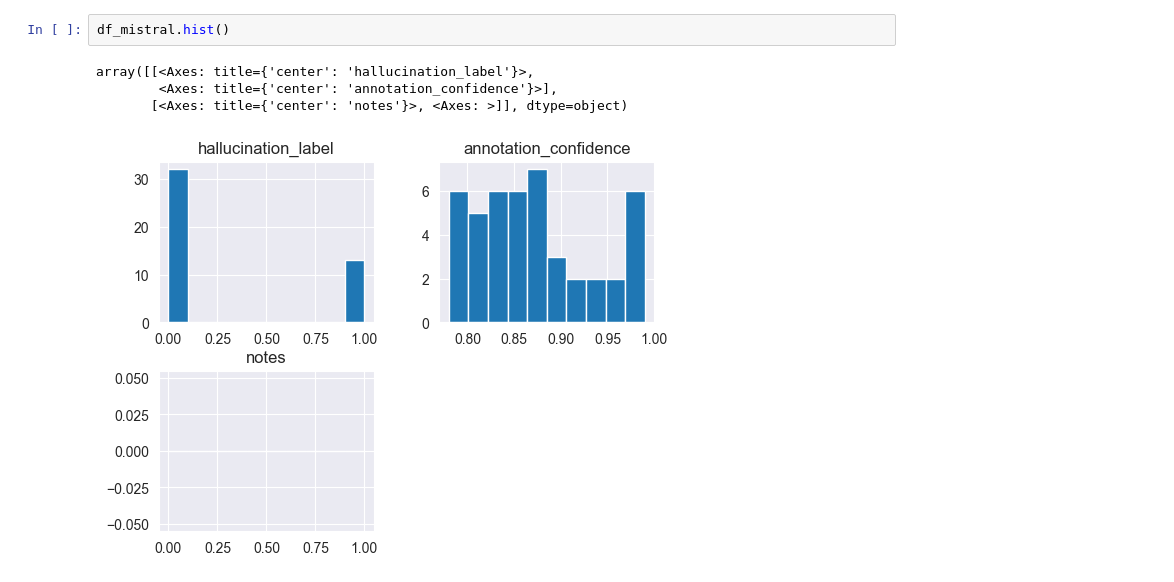
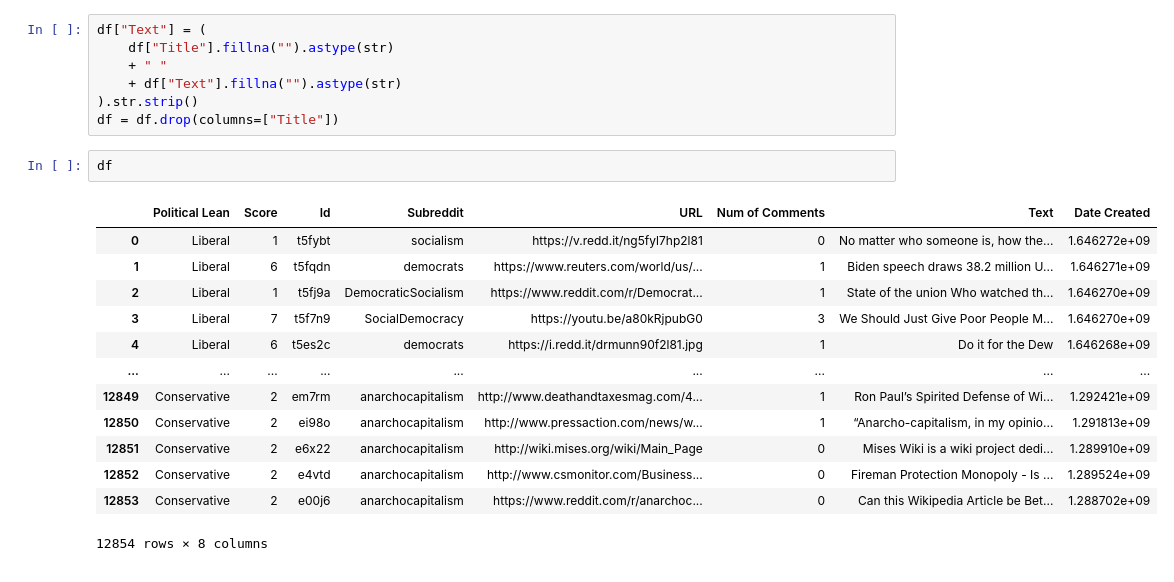
Before and after one commit to yume-24/intermediate-data-science-PBL2, a Jupyter notebook: eda.ipynb, the cells around one changed output. Cells and saved outputs as stored; diff of their text form.

```diff
--- a/eda.ipynb
+++ b/eda.ipynb
@@ -78,7 +30,23 @@ array([[<Axes: title={'center': 'hallucination_label'}>,
-# %%
-df_mistral.hist()
-# %% [output]
-array([[<Axes: title={'center': 'hallucination_label'}>,
-        <Axes: title={'center': 'annotation_confidence'}>],
-       [<Axes: title={'center': 'notes'}>, <Axes: >]], dtype=object)
-[figure, removed]
+# %%
+df["Text"] = (
+    df["Title"].fillna("").astype(str)
+    + " "
+    + df["Text"].fillna("").astype(str)
+).str.strip()
+df = df.drop(columns=["Title"])
+# %%
+df
+# %% [output]
+|  | Political Lean | Score | Id | Subreddit | URL | Num of Comments | Text | Date Created |
+| 0 | Liberal | 1 | t5fybt | socialism | https://v.redd.it/ng5fyl7hp2l81 | 0 | No matter who someone is, how the... | 1.646272e+09 |
+| 1 | Liberal | 6 | t5fqdn | democrats | https://www.reuters.com/world/us/... | 1 | Biden speech draws 38.2 million U... | 1.646271e+09 |
+| 2 | Liberal | 1 | t5fj9a | DemocraticSocialism | https://www.reddit.com/r/Democrat... | 1 | State of the union Who watched th... | 1.646270e+09 |
+| 3 | Liberal | 7 | t5f7n9 | SocialDemocracy | https://youtu.be/a80kRjpubG0 | 3 | We Should Just Give Poor People M... | 1.646270e+09 |
+| 4 | Liberal | 6 | t5es2c | democrats | https://i.redd.it/drmunn90f2l81.jpg | 1 | Do it for the Dew | 1.646268e+09 |
+| ... | ... | ... | ... | ... | ... | ... | ... | ... |
+| 12849 | Conservative | 2 | em7rm | anarchocapitalism | http://www.deathandtaxesmag.com/4... | 1 | Ron Paul’s Spirited Defense of Wi... | 1.292421e+09 |
+| 12850 | Conservative | 2 | ei98o | anarchocapitalism | http://www.pressaction.com/news/w... | 1 | “Anarcho-capitalism, in my opinio... | 1.291813e+09 |
+| 12851 | Conservative | 2 | e6x22 | anarchocapitalism | http://wiki.mises.org/wiki/Main_Page | 0 | Mises Wiki is a wiki project dedi... | 1.289910e+09 |
+| 12852 | Conservative | 2 | e4vtd | anarchocapitalism | http://www.csmonitor.com/Business... | 0 | Fireman Protection Monopoly - Is ... | 1.289524e+09 |
+| 12853 | Conservative | 2 | e00j6 | anarchocapitalism | https://www.reddit.com/r/anarchoc... | 0 | Can this Wikipedia Article be Bet... | 1.288702e+09 |
+12854 rows × 8 columns
```
Also changed, not shown: parts of 23 cells of this notebook, 8 other files.
